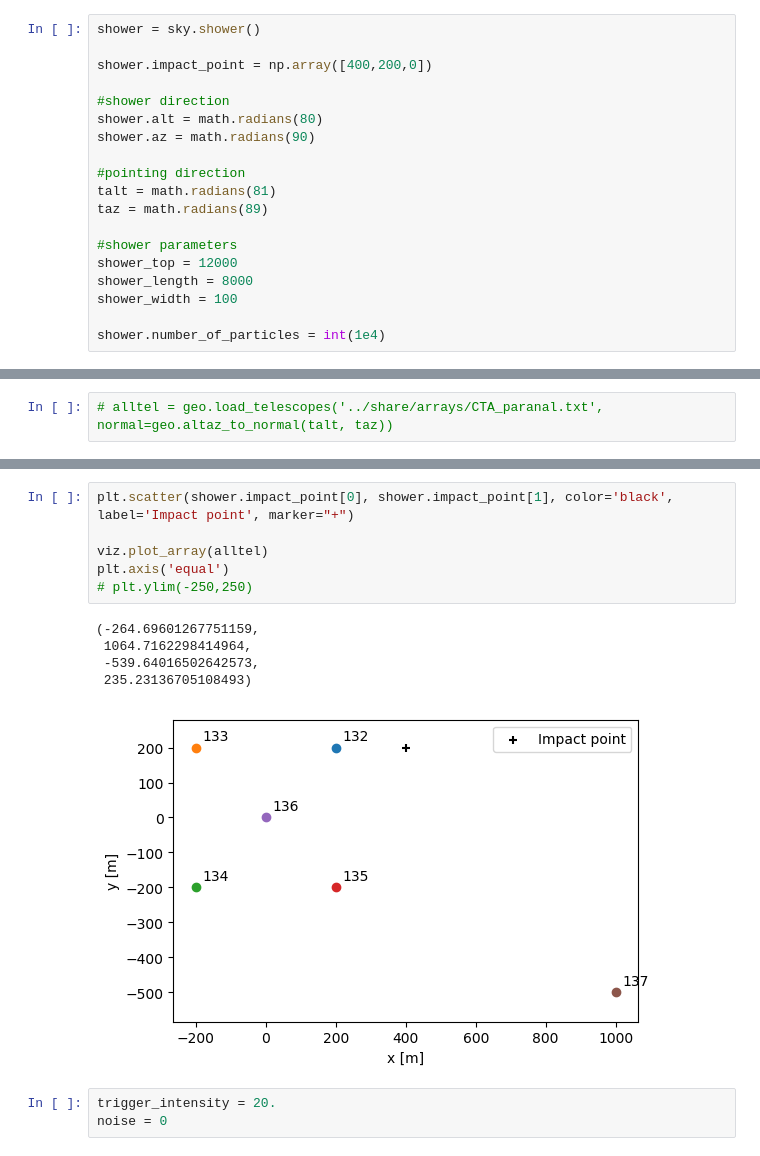
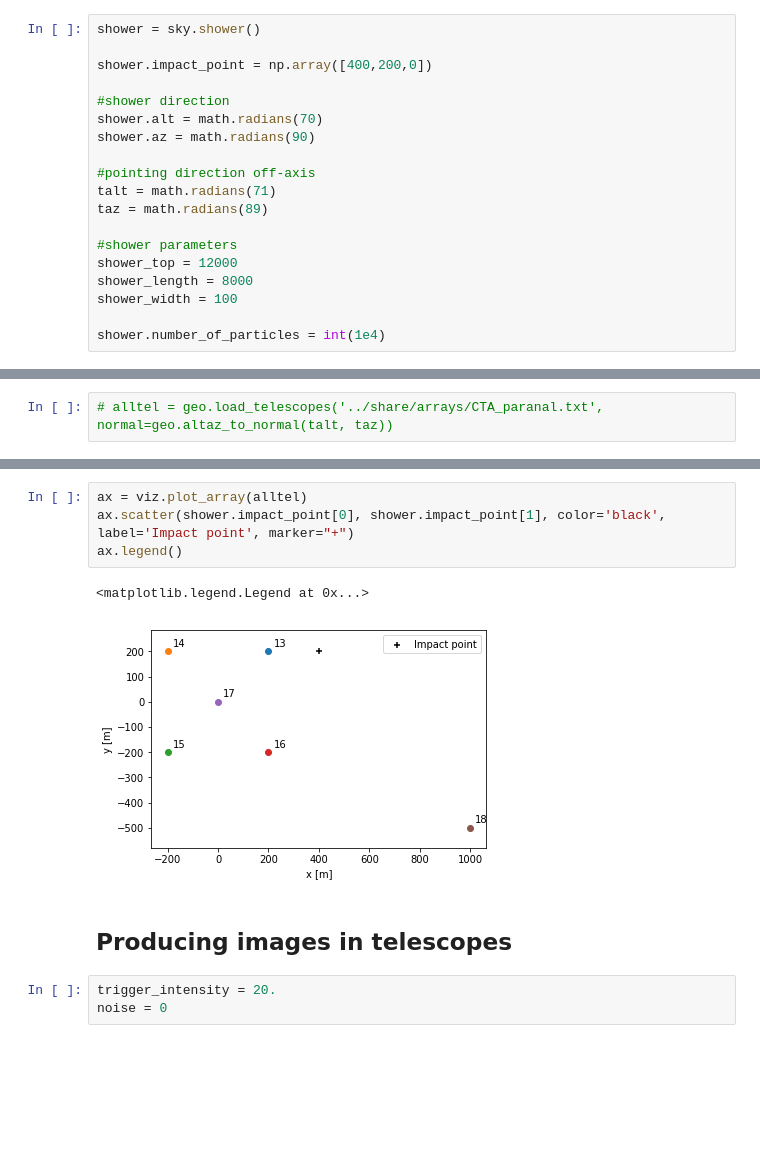
Before and after one commit to vuillaut/pschitt, a Jupyter notebook: notebooks/example.ipynb, the cells around one changed output, grey strips where cells are left out. Drawn from its saved outputs; the diff is of its cells as text; blank space fills up the shorter version.

```diff
--- a/notebooks/example.ipynb
+++ b/notebooks/example.ipynb
@@ -20,11 +16,11 @@ shower = sky.shower()
 shower.impact_point = np.array([400,200,0])
 
 #shower direction
-shower.alt = math.radians(80)
+shower.alt = math.radians(70)
 shower.az = math.radians(90)
 
-#pointing direction
-talt = math.radians(81)
+#pointing direction off-axis
+talt = math.radians(71)
 taz = math.radians(89)
 
 #shower parameters
@@ -65,15 +79,12 @@ plt.hist(shower.particles[:,0], bins=50);
 # %%
-plt.scatter(shower.impact_point[0], shower.impact_point[1], color='black', label='Impact point', marker="+")
-
-viz.plot_array(alltel)
-plt.axis('equal')
-# plt.ylim(-250,250)
+ax = viz.plot_array(alltel)
+ax.scatter(shower.impact_point[0], shower.impact_point[1], color='black', label='Impact point', marker="+")
+ax.legend()
 # %% [output]
-(-264.69601267751159,
- 1064.7162298414964,
- -539.64016502642573,
- 235.23136705108493)
+<matplotlib.legend.Legend at 0x...>
-[figure, old version]
+[figure, new version]
+# %% [markdown]
+## Producing images in telescopes
 # %%
 trigger_intensity = 20.
 noise = 0
```
Also changed, not shown: parts of 93 cells of this notebook.
